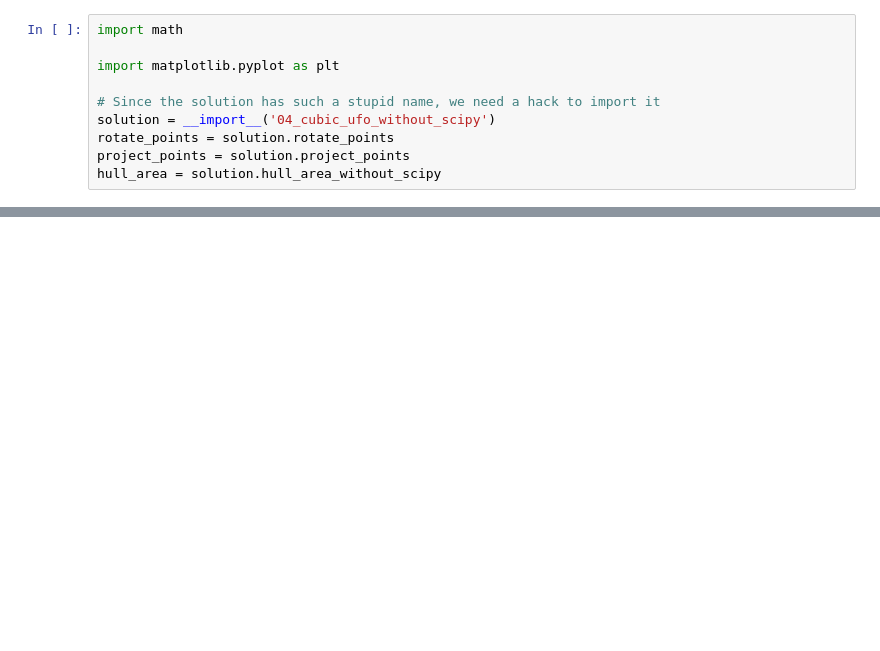
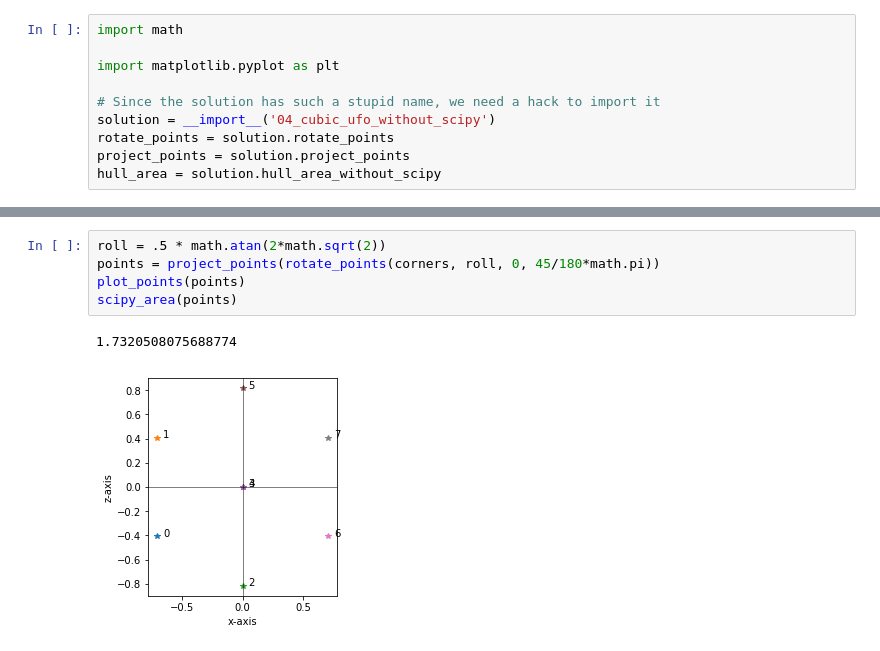
Before and after one commit to marhoy/googleCodeJam, a Jupyter notebook: 2018/qualification_round/Rotating cube.ipynb, the cells around one changed output, grey strips where cells are left out. Drawn from its saved outputs; the diff is of its cells as text; blank space fills up the shorter version.

```diff
--- a/2018/qualification_round/Rotating cube.ipynb
+++ b/2018/qualification_round/Rotating cube.ipynb
@@ -29,0 +92,8 @@ area
+# %%
+roll = .5 * math.atan(2*math.sqrt(2))
+points = project_points(rotate_points(corners, roll, 0, 45/180*math.pi))
+plot_points(points)
+scipy_area(points)
+# %% [output]
+1.7320508075688774
+[figure, added]
```
Also changed, not shown: parts of 36 cells of this notebook.
